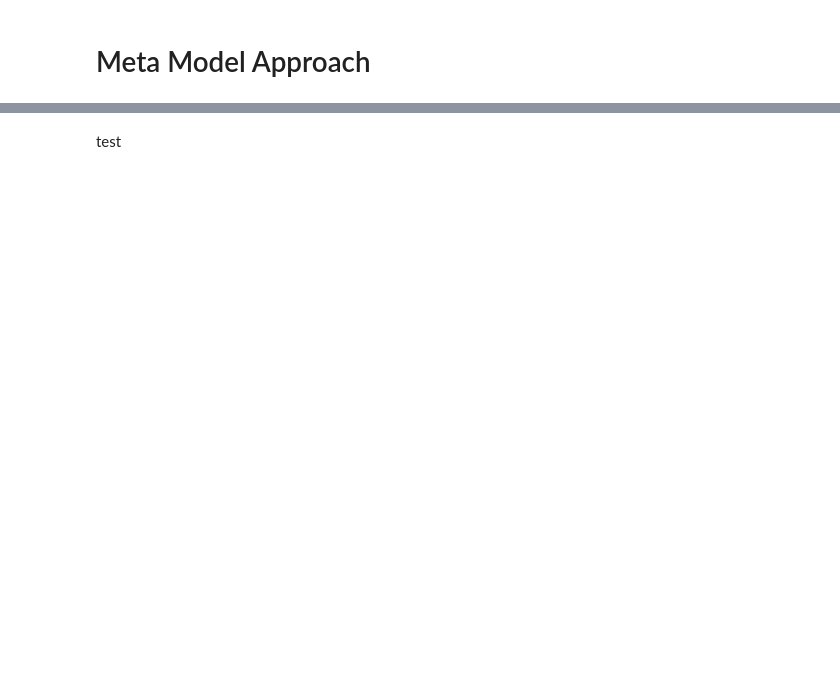
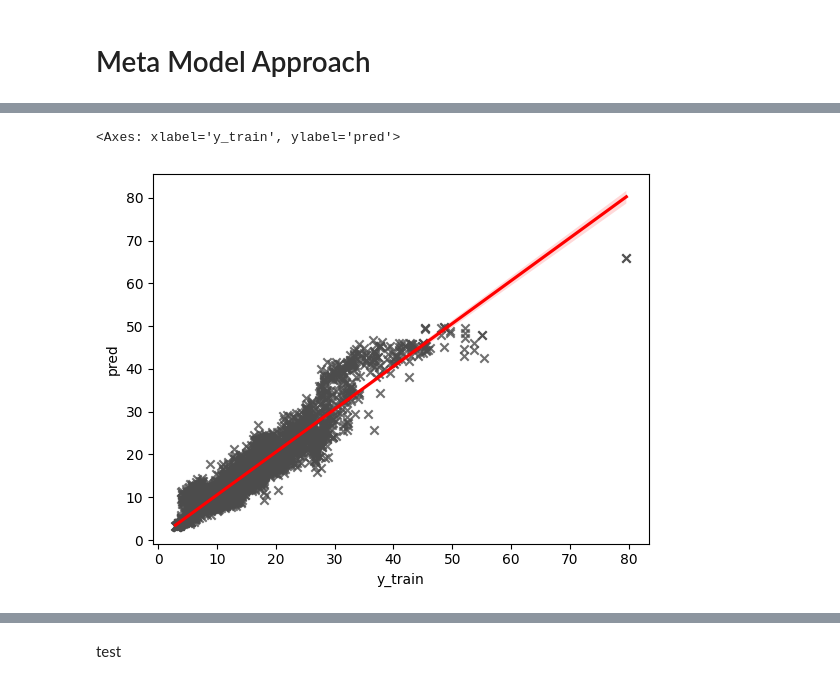
Before and after one commit to MayerT1/Forest_Structure_Function_Module, a Jupyter notebook: Meta_model_approach.ipynb, the cells around one changed output, grey strips where cells are left out. Saved outputs shown, nothing was run; the diff lists cells and outputs as text; code cells hidden in the pictures; blank space fills up the shorter version.

```diff
--- a/Meta_model_approach.ipynb
+++ b/Meta_model_approach.ipynb
@@ -489,2 +585,22 @@ plt.show()
 # %% [markdown]
 # Meta Model Approach
+# %%
+#https://scikit-learn.org/stable/modules/generated/sklearn.ensemble.StackingRegressor.html
+#https://github.com/dataprofessor/python/blob/main/Stacking_Classifier.ipynb
+
+estimators =[('lr', grid_linear),
+    ('dt', grid_dtree),
+    ('rf', grid_rf),
+    ('knn', grid_knn),
+    ('xgb',grid_xgb),
+    ('mlp', grid_mlp_reg)
+]
+
+stack_model = StackingRegressor(
+    estimators=estimators,
+    final_estimator=RandomForestRegressor(n_estimators=10,
+                                          random_state=42)
+)
+# %%
+# Train stacked model
+stack_model.fit(x_train, y_train)
@@ -490,0 +787,4 @@ plt.show()
+# %%
+# Make predictions
+y_train_pred_stack = stack_model.predict(x_train)
+y_test_pred_stack = stack_model.predict(x_test)
@@ -490,0 +820,8 @@ plt.show()
+# %%
+rf_train_plot_df = pd.DataFrame({'y_train':y_train['rh100'], 'pred':y_train_pred_stack})
+# rf_test_plot_df.plot('y_test', 'pred', kind='scatter')
+
+sns.regplot(data=rf_train_plot_df,x = 'y_train', y = 'pred',  ci=99, marker="x", color=".3", line_kws=dict(color="r"))
+# %% [output]
+<Axes: xlabel='y_train', ylabel='pred'>
+[figure, added]
```
Also changed, not shown: parts of 35 cells of this notebook.
